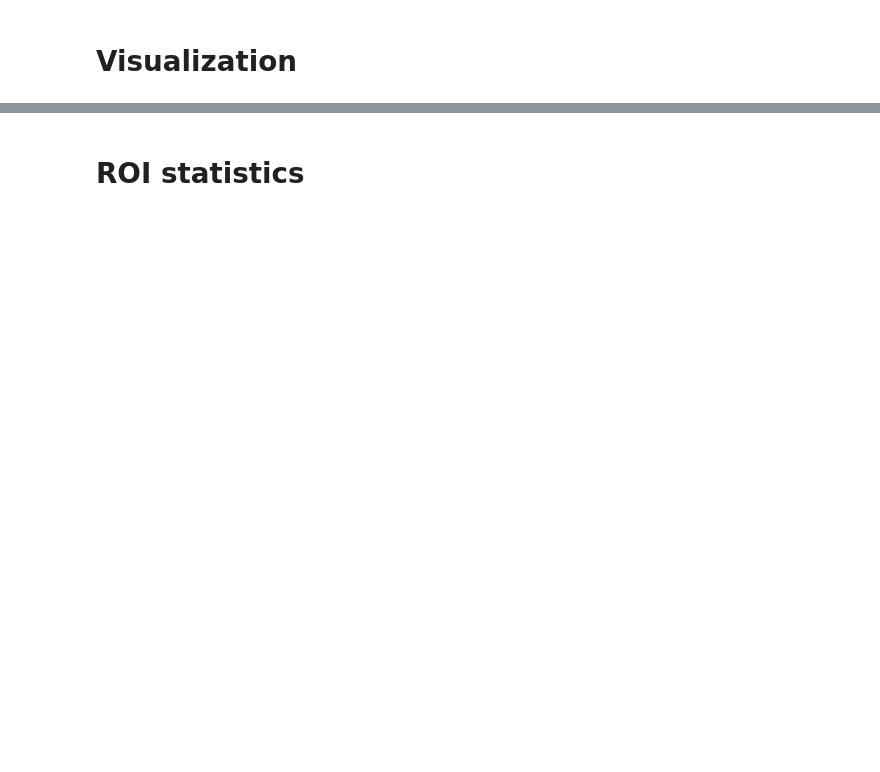
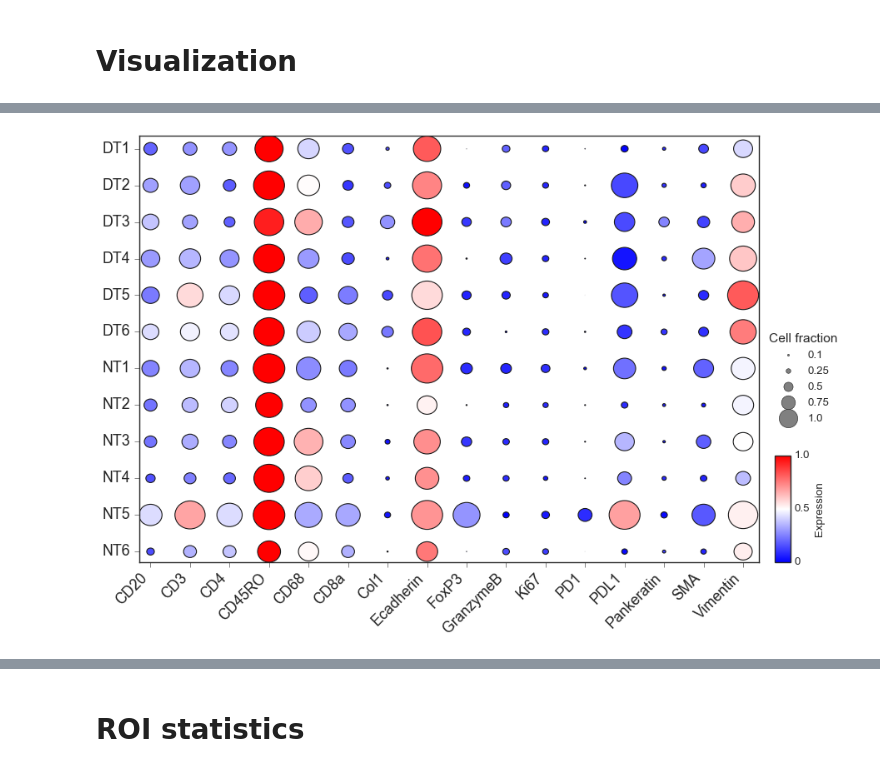
Before and after one commit to coskunlab/SpatialViz, a Jupyter notebook: notebooks/06_stats_plot.ipynb, the cells around one changed output, grey strips where cells are left out. Drawn from its saved outputs; the diff is of its cells as text; code cells hidden in the pictures; blank space fills up the shorter version.

```diff
--- a/notebooks/06_stats_plot.ipynb
+++ b/notebooks/06_stats_plot.ipynb
@@ -98,0 +122,6 @@ df.head()
+# %%
+scaler = MinMaxScaler()
+df_exp.set_index('ROI', inplace=True)
+scaled_rows = scaler.fit_transform(df_exp.T).T
+df_exp = pd.DataFrame(scaled_rows, index=df_exp.index, columns=df_exp.columns)
+df_exp.head()
@@ -157,0 +138,46 @@ for _, spine in ax.ax_heatmap.spines.items():
+# %%
+from matplotlib.collections import PatchCollection
+plt.style.use('classic')
+plt.style.use('seaborn-white')
+
+xlabels = df.columns.tolist()
+ylabels = df.index.tolist()
+M = len(xlabels)
+N = len(ylabels)
+
+x, y = np.meshgrid(np.arange(M), np.arange(N))
+s = df.values
+c = df_exp.values
+
+# Get size and color
+R = s/s.max()/2.5
+circles = [plt.Circle((j,i), radius=r) for r, j, i in zip(R.flat, x.flat, y.flat)]
+col = PatchCollection(circles, array=c.flatten(), cmap="bwr")
+
+# Plot image
+fig, ax = plt.subplots(figsize=(12,8))
+ax.add_collection(col)
+ax.set(xticks=np.arange(M), yticks=np.arange(N),
+       xticklabels=xlabels, yticklabels=ylabels)
+ax.set_xticks(np.arange(M+1)-0.5, minor=True)
+ax.set_yticks(np.arange(N+1)-0.5, minor=True)
+ax.set_xticklabels(xlabels, rotation=45, ha='right')
+ax.tick_params(which='major', length=5)
+ax.tick_params(top=False, right=False)
+plt.xticks(fontsize=16)
+plt.yticks(fontsize=16)
+ax.invert_yaxis()
+
+# Color legend
+cbar = fig.colorbar(col, cax = fig.add_axes([0.92, 0.1, 0.02, 0.2]), ticks=[0, 0.5, 1])
+cbar.ax.set_yticklabels(['0', '0.5', '1.0'])
+cbar.set_label('Expression')
+
+# Size legend
+h = [ax.plot([],[], color="gray", marker="o", ms=i*2, ls="", label=i/10)[0] for i in [1, 2.5, 5, 7.5, 10]]
+leg = ax.legend(handles=h, loc='lower left', bbox_to_anchor=(1.0, 0.3, 0.02, 0.4),  fontsize='medium')
+leg.set_title('Cell fraction',prop={'size':14})
+
+plt.show()
+# %% [output]
+[figure, added]
```
Also changed, not shown: parts of 15 cells of this notebook, 38 other files.
